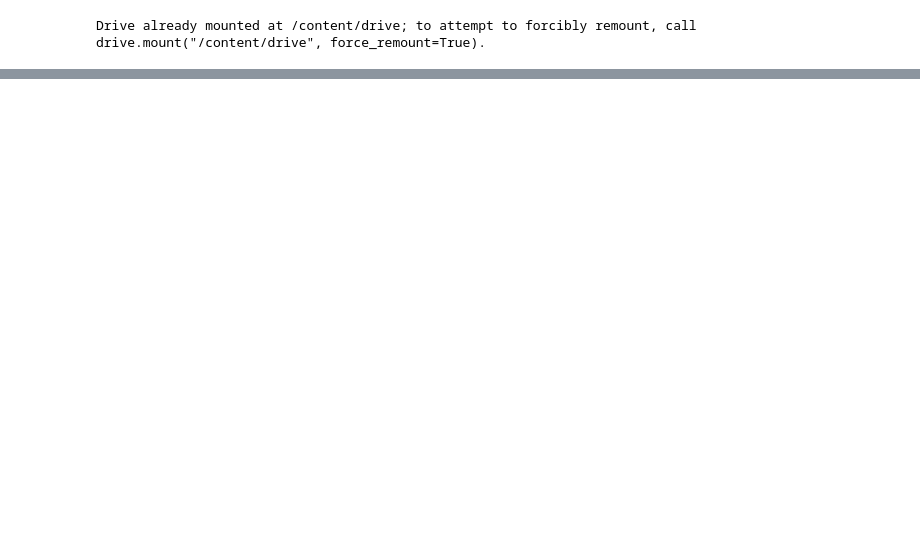
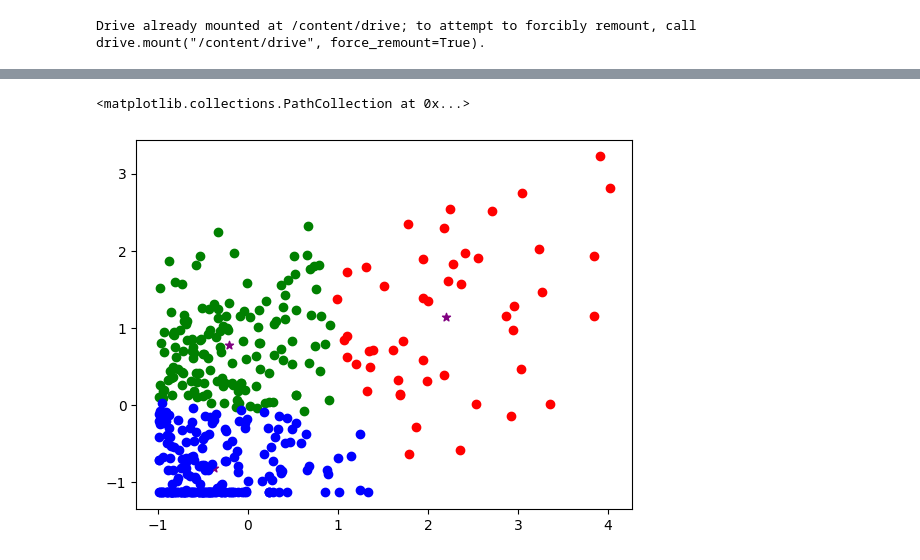
Before and after one commit to Kazureee/Python-Lessons, a Jupyter notebook: K_Means_Clustering_Activity_2.ipynb, the cells around one changed output, grey strips where cells are left out. Cells and saved outputs as stored; diff of their text form; code cells hidden in the pictures; blank space fills up the shorter version.

```diff
--- a/K_Means_Clustering_Activity_2.ipynb
+++ b/K_Means_Clustering_Activity_2.ipynb
@@ -63,0 +129,12 @@ selected_columns
+# %%
+def IncomeXBalance(cluster):
+    cluster_mapping = {
+        0: 'Low Income & Low Balance',
+        1: 'Medium Income & Medium Balance',
+        2: 'High Income & High Balance'
+    }
+    return cluster_mapping.get(cluster, 'Unknown')
+
+df['IncomeXBalance'] = df['cluster'].apply(IncomeXBalance)
+
+df
@@ -63,0 +155,15 @@ selected_columns
+# %%
+km.cluster_centers_
+
+df1 = df[df['cluster'] == 0]
+df2 = df[df['cluster'] == 1]
+df3 = df[df['cluster'] == 2]
+
+plt.scatter(km.cluster_centers_[:, 0], km.cluster_centers_[:, 1], color='purple', marker="*")
+
+plt.scatter(df1['Income_T'], df1['Balance_T'], color='green')
+plt.scatter(df2['Income_T'], df2['Balance_T'], color='red')
+plt.scatter(df3['Income_T'], df3['Balance_T'], color='blue')
+# %% [output]
+<matplotlib.collections.PathCollection at 0x...>
+[figure, added]
```
Also changed, not shown: parts of 12 cells of this notebook.
